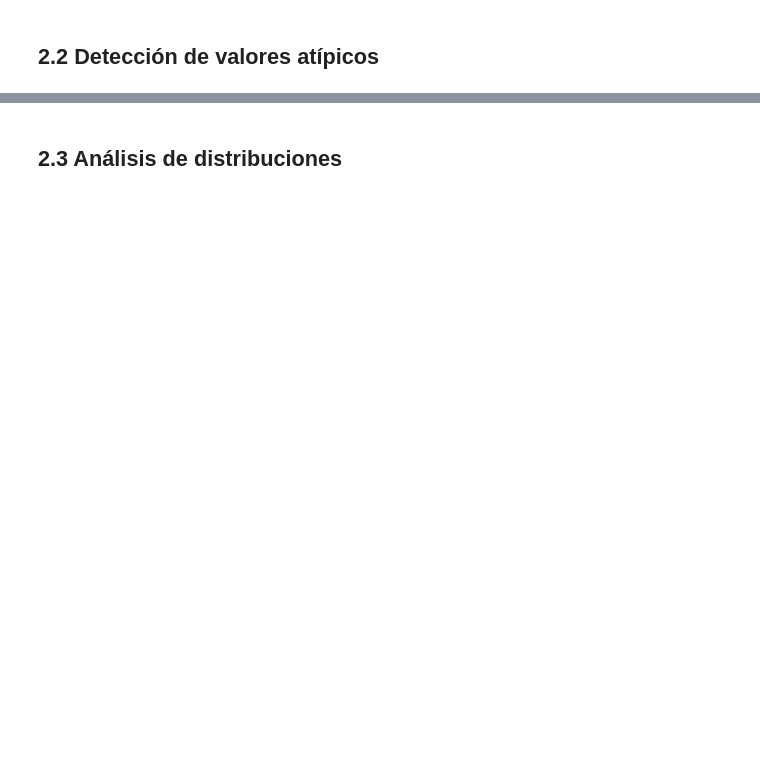
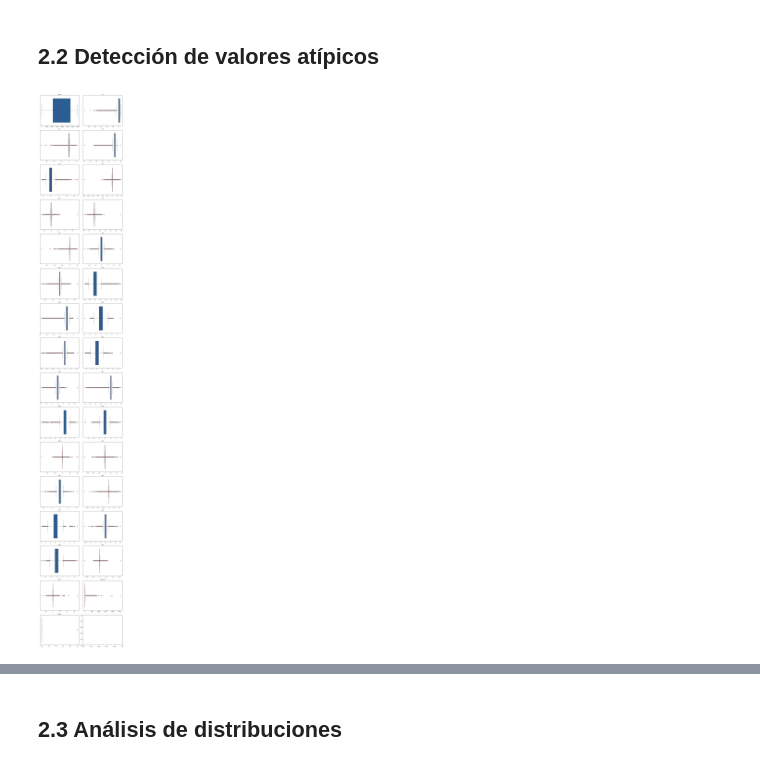
Before and after one commit to hdflorez/Entrega_2, a Jupyter notebook: dataset_3.ipynb, the cells around one changed output, grey strips where cells are left out. Cells and saved outputs as stored; diff of their text form; code cells hidden in the pictures; blank space fills up the shorter version.

```diff
--- a/dataset_3.ipynb
+++ b/dataset_3.ipynb
@@ -110,3 +111,22 @@ RED   = "#A32D2D"
 GRAY  = "#73726C"
 # %% [markdown]
 ## **2.1 Revisión de valores faltantes**
+# %%
+# Conteo de nulos
+valores_nulos = df.isnull().sum()
+
+# Porcentaje de nulos
+porcentaje_nulos = (valores_nulos / len(df)) * 100
+
+# DataFrame
+resumen_nulos = pd.DataFrame({
+    'Columna': df.columns,
+    'Valores Nulos': valores_nulos.values,
+    'Porcentaje (%)': porcentaje_nulos.values
+})
+
+# Redondear porcentaje
+resumen_nulos['Porcentaje (%)'] = resumen_nulos['Porcentaje (%)'].round(2)
+
+# Mostrar tabla
+resumen_nulos
@@ -113,2 +241,34 @@ GRAY  = "#73726C"
 # %% [markdown]
 ## **2.2 Detección de valores atípicos**
+# %%
+# Boxplots para variables numericas
+columnas_numericas = df.select_dtypes(include=['int64', 'float64']).columns
+
+# Crear figura con varios subplots
+n_cols = 2
+n_rows = (len(columnas_numericas) + 1) // n_cols
+
+fig, axes = plt.subplots(n_rows, n_cols, figsize=(10, 4 * n_rows))
+axes = axes.flatten()
+
+for i, col in enumerate(columnas_numericas):
+    sns.boxplot(
+        x=df[col],
+        ax=axes[i],
+        color=BLUE,
+        flierprops=dict(marker='o', markerfacecolor=RED, markersize=4),  # outliers rojos
+        boxprops=dict(edgecolor=GRAY),
+        whiskerprops=dict(color=GRAY),
+        capprops=dict(color=GRAY),
+        medianprops=dict(color=RED)
+    )
+
+    axes[i].set_title(f"{col}", fontsize=10)
+    axes[i].set_xlabel("")
+    axes[i].tick_params(axis='x', labelsize=8)
+
+
+plt.tight_layout()
+plt.show()
+# %% [output]
+[figure, added]
```
Also changed, not shown: parts of 12 cells of this notebook.
